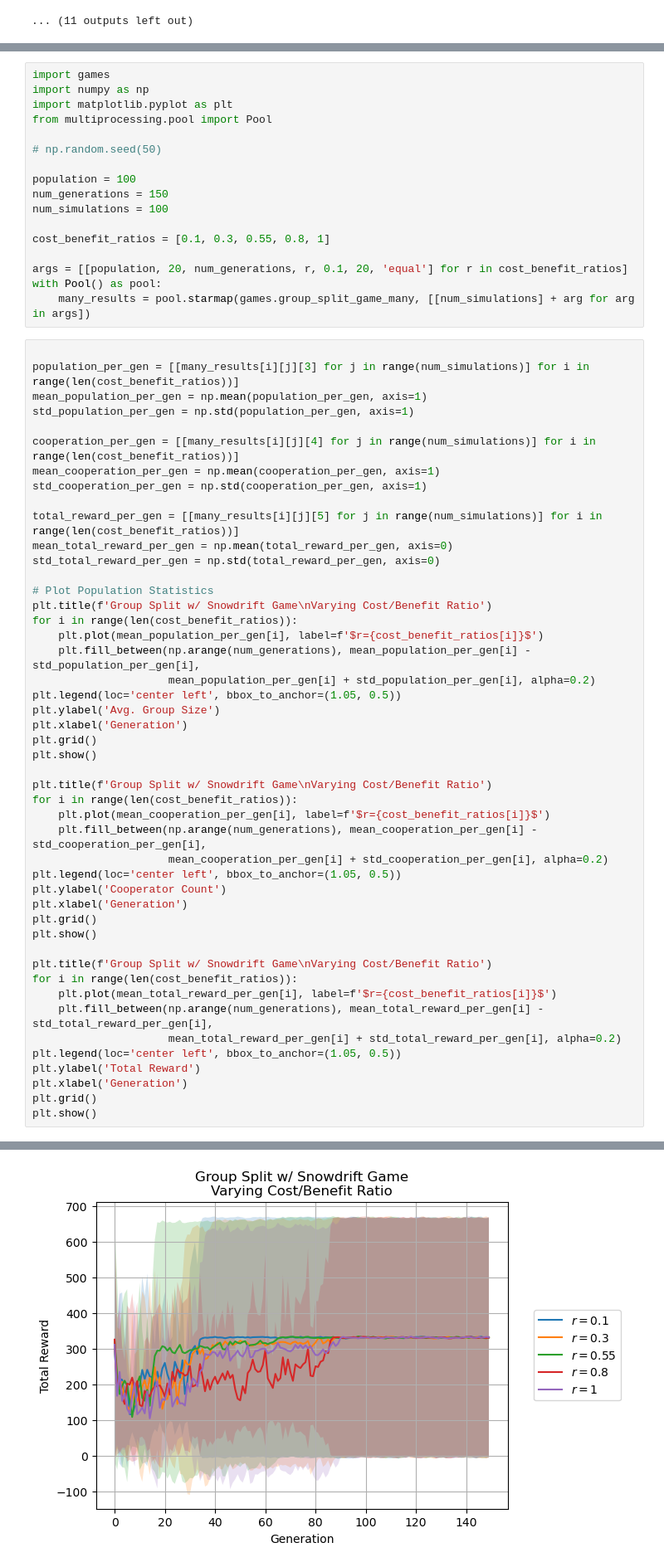
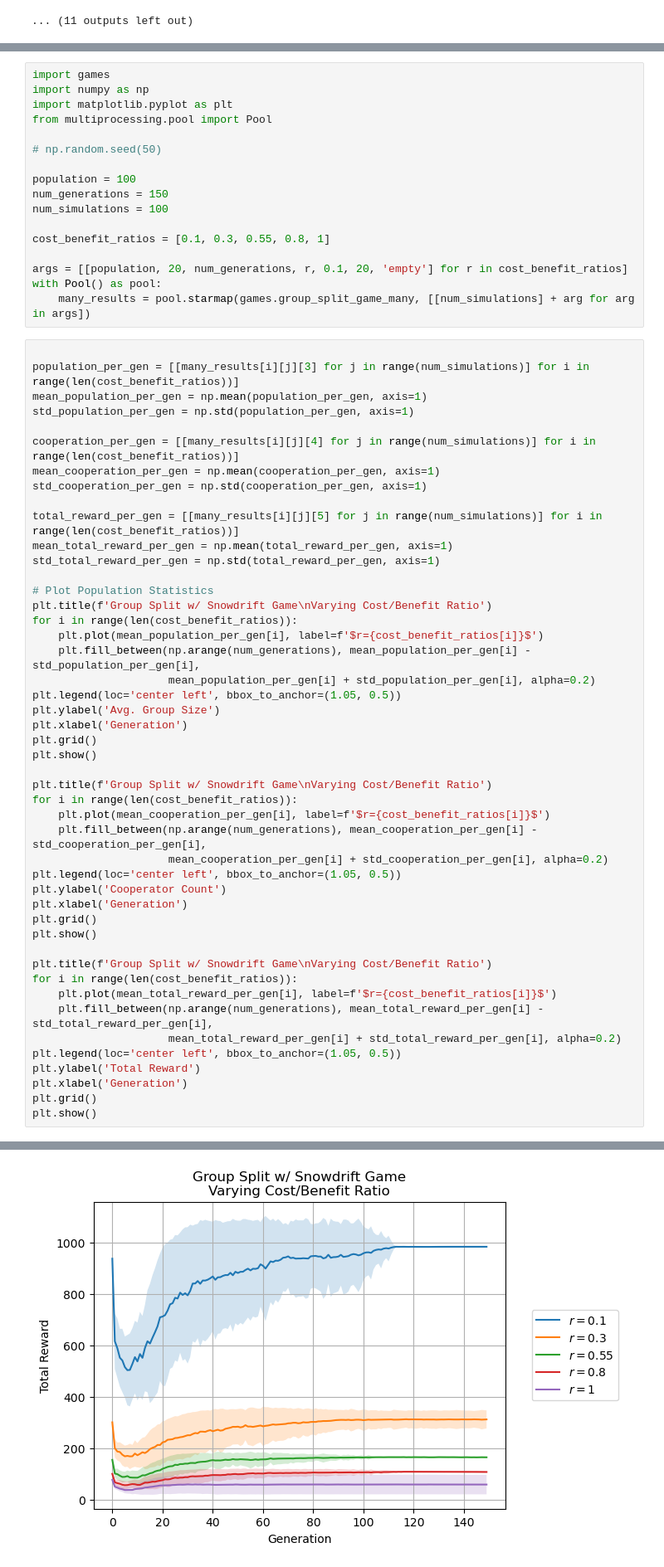
Before and after one commit to wbp1702/prisoners_dilemma, a Jupyter notebook: refactor/main.ipynb, the cells around one changed output, grey strips where cells are left out. Shown at 83% size. Cells and saved outputs as stored; diff of their text form.

Commit message:
Added Figures, Fixed Typo

```diff
--- a/refactor/main.ipynb
+++ b/refactor/main.ipynb
@@ -231,7 +231,7 @@ num_simulations = 100
 
 cost_benefit_ratios = [0.1, 0.3, 0.55, 0.8, 1]
 
-args = [[population, 20, num_generations, r, 0.1, 20, 'equal'] for r in cost_benefit_ratios]
+args = [[population, 20, num_generations, r, 0.1, 20, 'empty'] for r in cost_benefit_ratios]
 with Pool() as pool:
     many_results = pool.starmap(games.group_split_game_many, [[num_simulations] + arg for arg in args])
 # %%
@@ -245,8 +245,8 @@ mean_cooperation_per_gen = np.mean(cooperation_per_gen, axis=1)
 std_cooperation_per_gen = np.std(cooperation_per_gen, axis=1)
 
 total_reward_per_gen = [[many_results[i][j][5] for j in range(num_simulations)] for i in range(len(cost_benefit_ratios))]
-mean_total_reward_per_gen = np.mean(total_reward_per_gen, axis=0)
-std_total_reward_per_gen = np.std(total_reward_per_gen, axis=0)
+mean_total_reward_per_gen = np.mean(total_reward_per_gen, axis=1)
+std_total_reward_per_gen = np.std(total_reward_per_gen, axis=1)
 
 # Plot Population Statistics
 plt.title(f'Group Split w/ Snowdrift Game\nVarying Cost/Benefit Ratio')
@@ -287,4 +287,4 @@ plt.show()
-[figure, old version]
+[figure, new version]
 # %%
 import games
 import numpy as np
```
Also changed, not shown: parts of 5 cells of this notebook, 10 other files.
